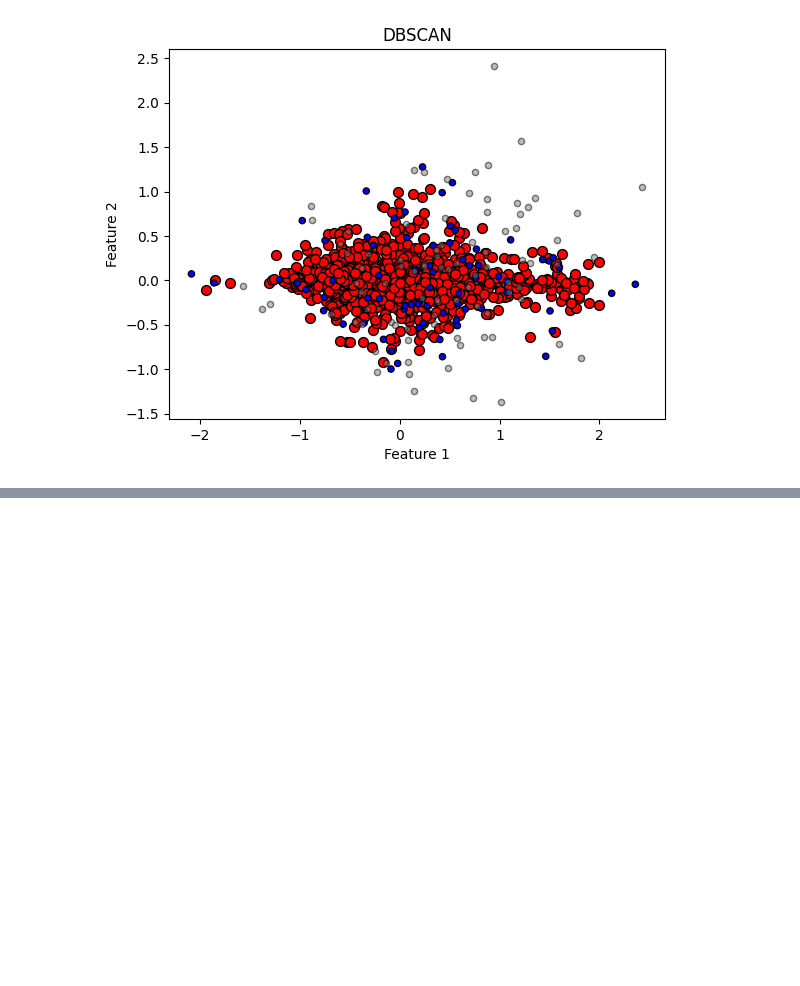
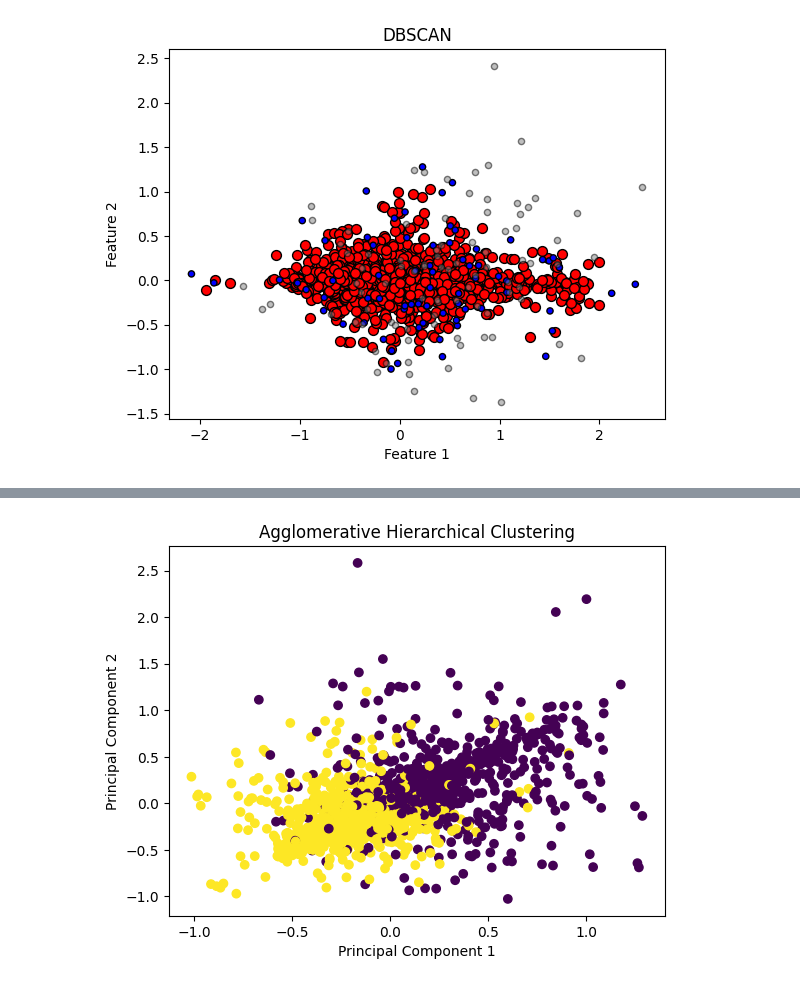
Before and after one commit to zhangster12/BMED-6517-Sp-24-Team-1, a Jupyter notebook: Clustering/mi_ht_cluster.ipynb, the cells around one changed output, grey strips where cells are left out. Saved outputs shown, nothing was run; the diff lists cells and outputs as text; code cells hidden in the pictures; blank space fills up the shorter version.

```diff
--- a/Clustering/mi_ht_cluster.ipynb
+++ b/Clustering/mi_ht_cluster.ipynb
@@ -534,0 +555,16 @@ plot_clusters(X_pca, cluster_labels, n_clusters, n_noise)
+# %%
+from sklearn.cluster import AgglomerativeClustering
+import matplotlib.pyplot as plt
+
+# Apply Agglomerative Hierarchical Clustering
+agg_cluster = AgglomerativeClustering(n_clusters=2)
+cluster_labels = agg_cluster.fit_predict(X_spca)
+
+# Plot the clusters
+plt.scatter(X_spca[:, 0], X_spca[:, 1], c=cluster_labels, cmap='viridis')
+plt.title('Agglomerative Hierarchical Clustering')
+plt.xlabel('Principal Component 1')
+plt.ylabel('Principal Component 2')
+plt.show()
+# %% [output]
+[figure, added]
```
Also changed, not shown: parts of 5 cells of this notebook.
